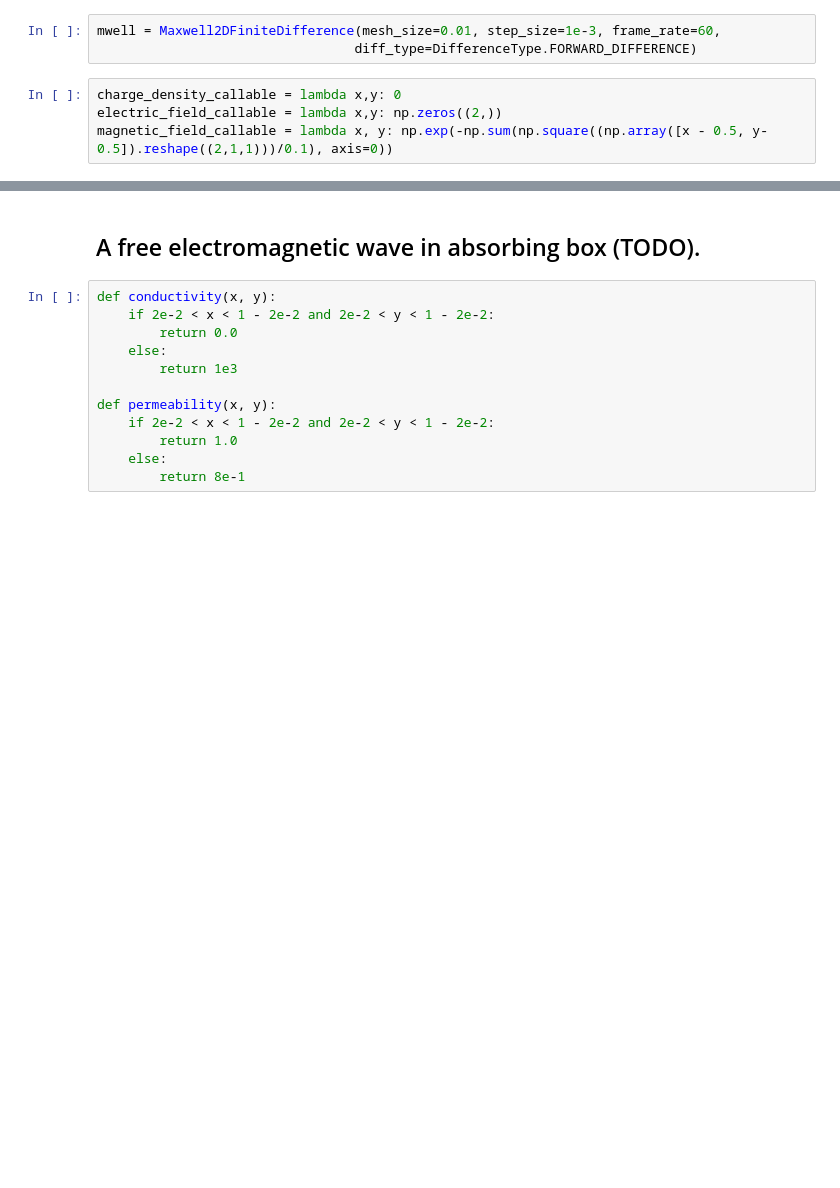
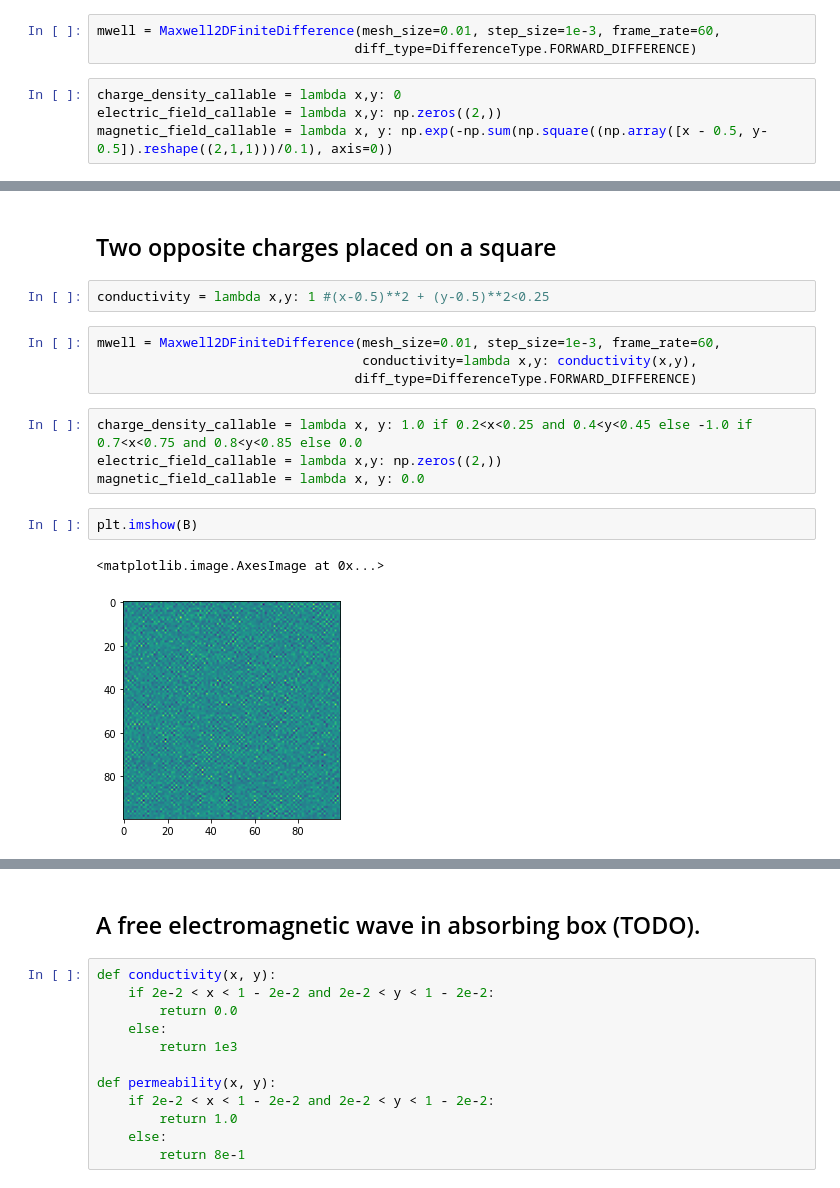
Before and after one commit to OliverSkocek/maxwell, a Jupyter notebook: notebooks/maxwell_2d_notebook.ipynb, the cells around one changed output, grey strips where cells are left out. Drawn from its saved outputs; the diff is of its cells as text; blank space fills up the shorter version.

```diff
--- a/notebooks/maxwell_2d_notebook.ipynb
+++ b/notebooks/maxwell_2d_notebook.ipynb
@@ -58,0 +37,17 @@ B, E, I, p = mwell.evolve(magnetic_field_callable,
+# %% [markdown]
+## Two opposite charges placed on a square
+# %%
+conductivity = lambda x,y: 1 #(x-0.5)**2 + (y-0.5)**2<0.25
+# %%
+mwell = Maxwell2DFiniteDifference(mesh_size=0.01, step_size=1e-3, frame_rate=60,
+                                  conductivity=lambda x,y: conductivity(x,y),
+                                 diff_type=DifferenceType.FORWARD_DIFFERENCE)
+# %%
+charge_density_callable = lambda x, y: 1.0 if 0.2<x<0.25 and 0.4<y<0.45 else -1.0 if 0.7<x<0.75 and 0.8<y<0.85 else 0.0
+electric_field_callable = lambda x,y: np.zeros((2,))
+magnetic_field_callable = lambda x, y: 0.0
+# %%
+plt.imshow(B)
+# %% [output]
+<matplotlib.image.AxesImage at 0x...>
+[figure, added]
```
Also changed, not shown: parts of 8 cells of this notebook, 1 other file.
